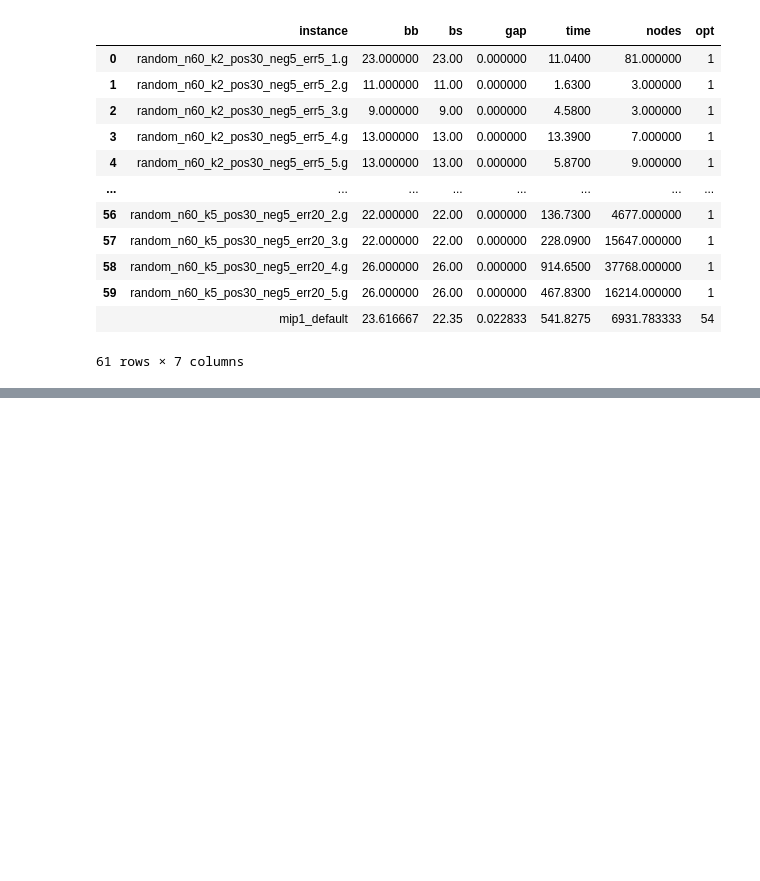
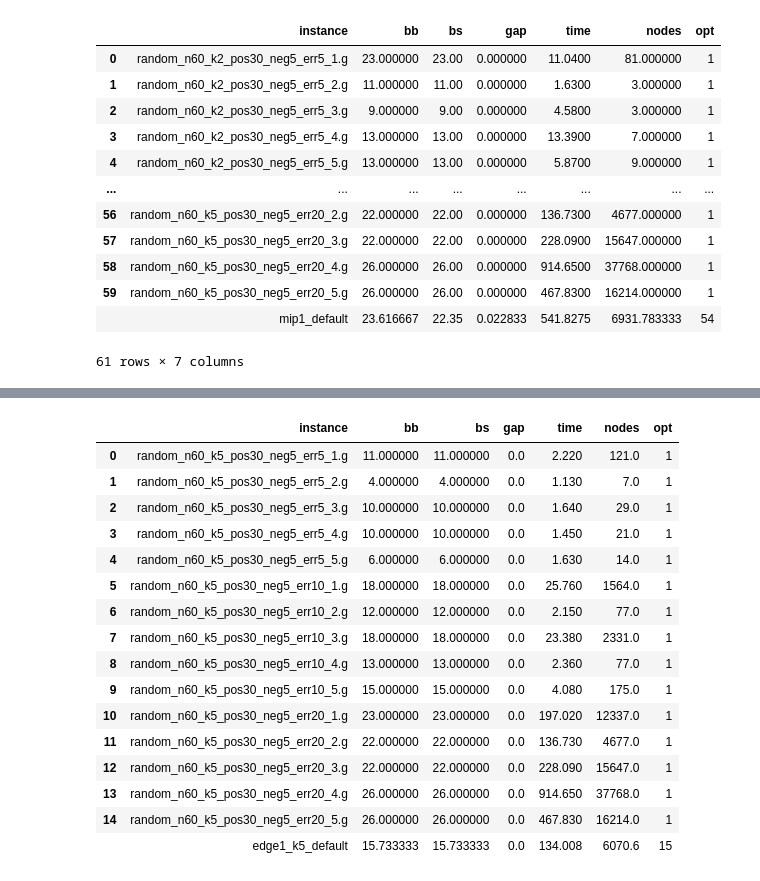
Before and after one commit to jesusossian/edge_signed_graph, a Jupyter notebook: result/n60_edge1_signed.ipynb, the cells around one changed output, grey strips where cells are left out. Saved outputs shown, nothing was run; the diff lists cells and outputs as text; code cells hidden in the pictures; blank space fills up the shorter version.

```diff
--- a/result/n60_edge1_signed.ipynb
+++ b/result/n60_edge1_signed.ipynb
@@ -235,0 +500,46 @@ resume & 3.35 & 0.77 & 3541.19 & 27123.52 & 1 \\
+# %%
+form_ = "edge1"
+method_ = "mip"
+
+file=f"edge1/{method_}_n{n_}_k5_{form_}_signed_default.txt"
+
+df = pd.DataFrame()
+df = pd.read_csv(file,header=None,sep=';')
+
+mip1_n60 = pd.DataFrame()
+mip1_n60 = pd.concat([mip1_n60, df], ignore_index=True)
+mip1_n60.columns = ['instance','bb','bs','gap','time','nodes','opt']
+#mip_n60
+
+tab = pd.DataFrame({
+    'instance':"edge1_k5_default",
+    'bb':mip1_n60['bb'].mean(),
+    'bs':mip1_n60['bs'].mean(),
+    'gap':mip1_n60['gap'].mean(),
+    'time':mip1_n60['time'].mean(),
+    'nodes':mip1_n60['nodes'].mean(),
+    'opt':mip1_n60['opt'].sum()
+    },index=[""]
+)
+
+mip1_n60 = pd.concat([mip1_n60,tab])
+mip1_n60['instance'] = mip1_n60['instance'].str.replace('data/kmbs/RANDOM/random_','')
+mip1_n60
+# %% [output]
+|  | instance | bb | bs | gap | time | nodes | opt |
+| 0 | random_n60_k5_pos30_neg5_err5_1.g | 11.000000 | 11.000000 | 0.0 | 2.220 | 121.0 | 1 |
+| 1 | random_n60_k5_pos30_neg5_err5_2.g | 4.000000 | 4.000000 | 0.0 | 1.130 | 7.0 | 1 |
+| 2 | random_n60_k5_pos30_neg5_err5_3.g | 10.000000 | 10.000000 | 0.0 | 1.640 | 29.0 | 1 |
+| 3 | random_n60_k5_pos30_neg5_err5_4.g | 10.000000 | 10.000000 | 0.0 | 1.450 | 21.0 | 1 |
+| 4 | random_n60_k5_pos30_neg5_err5_5.g | 6.000000 | 6.000000 | 0.0 | 1.630 | 14.0 | 1 |
+| 5 | random_n60_k5_pos30_neg5_err10_1.g | 18.000000 | 18.000000 | 0.0 | 25.760 | 1564.0 | 1 |
+| 6 | random_n60_k5_pos30_neg5_err10_2.g | 12.000000 | 12.000000 | 0.0 | 2.150 | 77.0 | 1 |
+| 7 | random_n60_k5_pos30_neg5_err10_3.g | 18.000000 | 18.000000 | 0.0 | 23.380 | 2331.0 | 1 |
+| 8 | random_n60_k5_pos30_neg5_err10_4.g | 13.000000 | 13.000000 | 0.0 | 2.360 | 77.0 | 1 |
+| 9 | random_n60_k5_pos30_neg5_err10_5.g | 15.000000 | 15.000000 | 0.0 | 4.080 | 175.0 | 1 |
+| 10 | random_n60_k5_pos30_neg5_err20_1.g | 23.000000 | 23.000000 | 0.0 | 197.020 | 12337.0 | 1 |
+| 11 | random_n60_k5_pos30_neg5_err20_2.g | 22.000000 | 22.000000 | 0.0 | 136.730 | 4677.0 | 1 |
+| 12 | random_n60_k5_pos30_neg5_err20_3.g | 22.000000 | 22.000000 | 0.0 | 228.090 | 15647.0 | 1 |
+| 13 | random_n60_k5_pos30_neg5_err20_4.g | 26.000000 | 26.000000 | 0.0 | 914.650 | 37768.0 | 1 |
+| 14 | random_n60_k5_pos30_neg5_err20_5.g | 26.000000 | 26.000000 | 0.0 | 467.830 | 16214.0 | 1 |
+|  | edge1_k5_default | 15.733333 | 15.733333 | 0.0 | 134.008 | 6070.6 | 15 |
```
Also changed, not shown: parts of 43 cells of this notebook, 38 other files.
